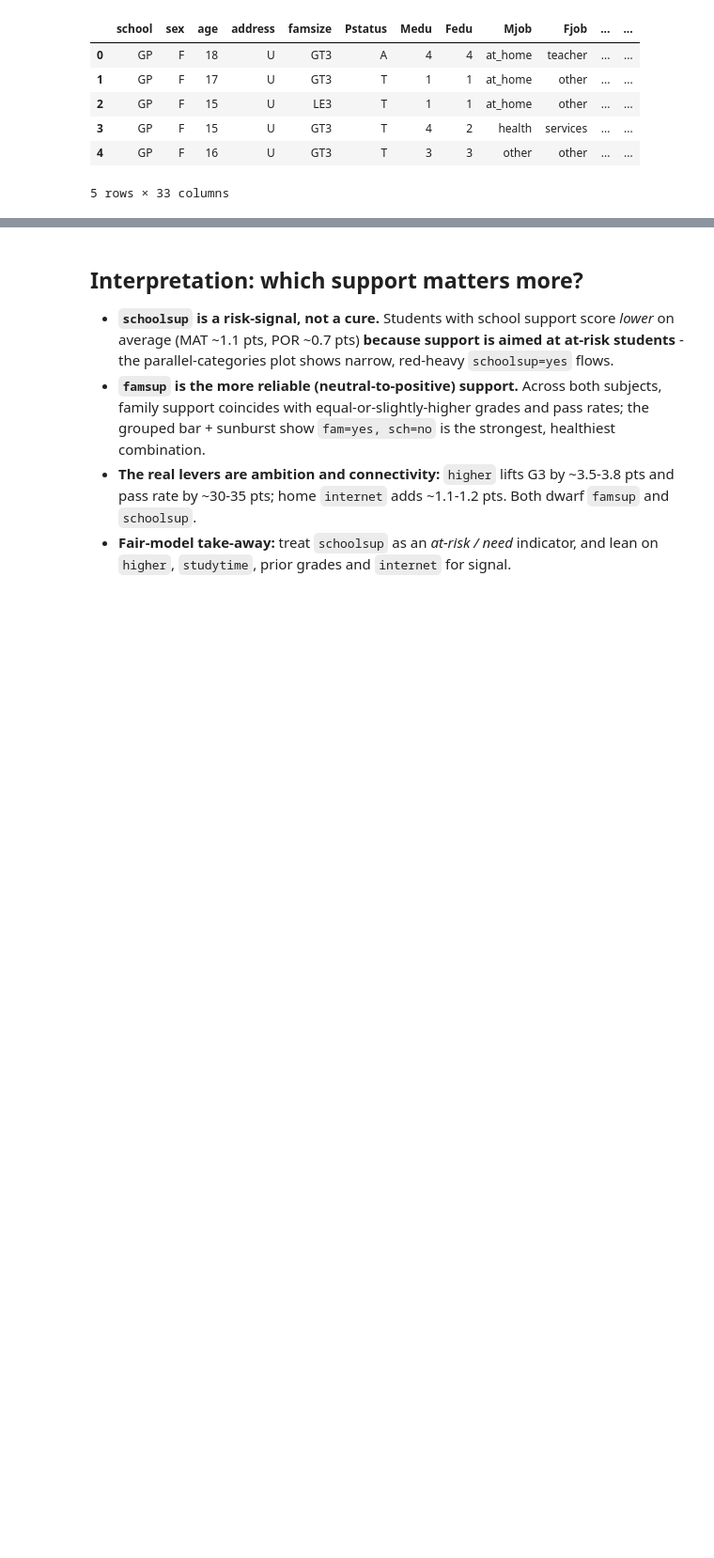
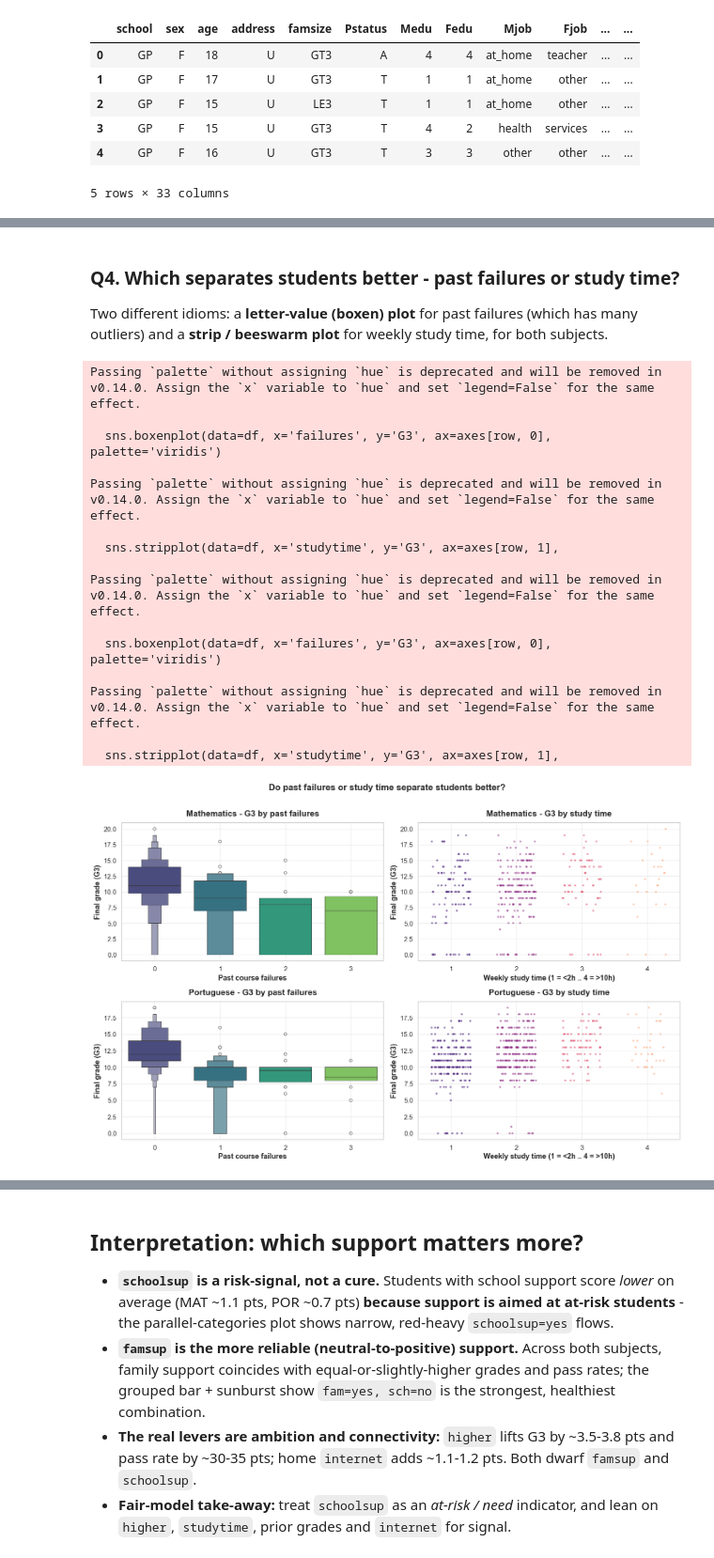
Before and after one commit to devmahbe/Fairness-Aware-and-Explainable-Machine-Learning-for-Student-Academic-Performance-Prediction, a Jupyter notebook: student_eda.ipynb, the cells around one changed output, grey strips where cells are left out. Shown at 94% size. Saved outputs shown, nothing was run; the diff lists cells and outputs as text; code cells hidden in the pictures; blank space fills up the shorter version.

```diff
--- a/student_eda.ipynb
+++ b/student_eda.ipynb
@@ -806,0 +172,34 @@ fig.show()
+# %% [markdown]
+### Q4. Which separates students better - past failures or study time?
+
+Two different idioms: a **letter-value (boxen) plot** for past failures (which has many outliers) and a **strip / beeswarm plot** for weekly study time, for both subjects.
+# %%
+fig, axes = plt.subplots(2, 2, figsize=(15, 9.5))
+for row, (df, title) in enumerate(((mat_df, 'Mathematics'), (por_df, 'Portuguese'))):
+    sns.boxenplot(data=df, x='failures', y='G3', ax=axes[row, 0], palette='viridis')
+    style_ax(axes[row, 0], 'Past course failures', 'Final grade (G3)',
+             f'{title} - G3 by past failures')
+    sns.stripplot(data=df, x='studytime', y='G3', ax=axes[row, 1],
+                  palette='magma', jitter=0.3, alpha=0.55, size=3.5)
+    style_ax(axes[row, 1], 'Weekly study time (1 = <2h .. 4 = >10h)',
+             'Final grade (G3)', f'{title} - G3 by study time')
+fig.suptitle('Do past failures or study time separate students better?',
+             fontsize=16, fontweight='bold', y=1.01)
+fig.tight_layout(); plt.show()
+# %% [output]
+Passing `palette` without assigning `hue` is deprecated and will be removed in v0.14.0. Assign the `x` variable to `hue` and set `legend=False` for the same effect.
+
+  sns.boxenplot(data=df, x='failures', y='G3', ax=axes[row, 0], palette='viridis')
+
+Passing `palette` without assigning `hue` is deprecated and will be removed in v0.14.0. Assign the `x` variable to `hue` and set `legend=False` for the same effect.
+
+  sns.stripplot(data=df, x='studytime', y='G3', ax=axes[row, 1],
+
+Passing `palette` without assigning `hue` is deprecated and will be removed in v0.14.0. Assign the `x` variable to `hue` and set `legend=False` for the same effect.
+
+  sns.boxenplot(data=df, x='failures', y='G3', ax=axes[row, 0], palette='viridis')
+
+Passing `palette` without assigning `hue` is deprecated and will be removed in v0.14.0. Assign the `x` variable to `hue` and set `legend=False` for the same effect.
+
+  sns.stripplot(data=df, x='studytime', y='G3', ax=axes[row, 1],
+[figure, added]
```
Also changed, not shown: parts of 150 cells of this notebook.
